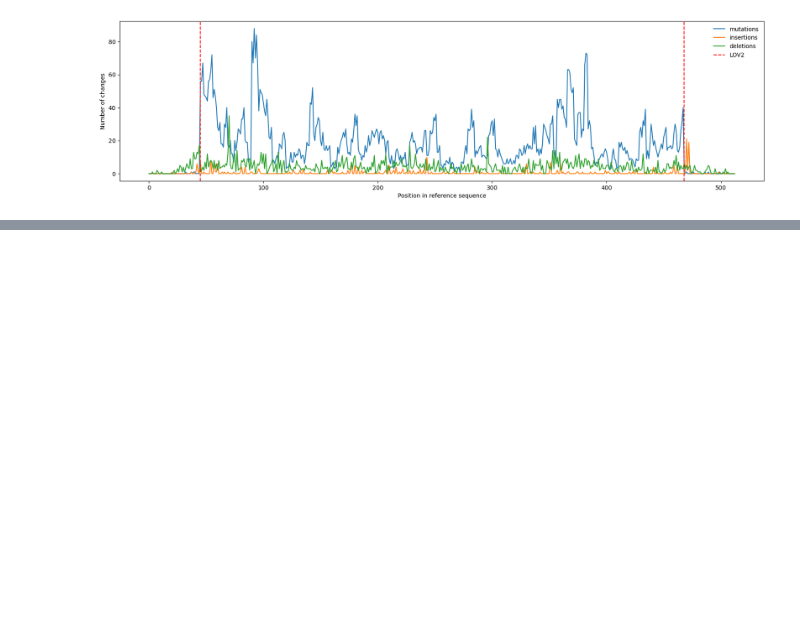
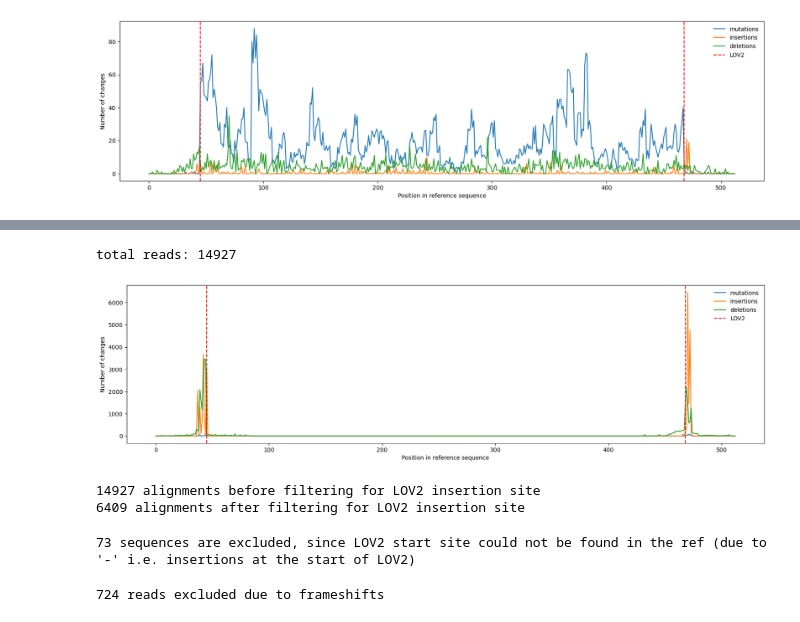
Before and after one commit to AliceHovsepyan/pogo_pance_draft, a Jupyter notebook: RL_characterization.ipynb, the cells around one changed output, grey strips where cells are left out. Drawn from its saved outputs; the diff is of its cells as text; code cells hidden in the pictures; blank space fills up the shorter version.

```diff
--- a/RL_characterization.ipynb
+++ b/RL_characterization.ipynb
@@ -430,0 +583,73 @@ plt.show()
+# %%
+RL_encoded_mutations = [0]*len(ref_alignment_region) # list to store the number of changes at each position
+RL_encoded_insertions = [0]*len(ref_alignment_region) # list to store the number of indels at each position
+RL_encoded_deletions = [0]*len(ref_alignment_region) # list to store the number of indels at each position
+
+print("total reads:", len(all_blast_alignments))
+for alignment in all_blast_alignments:
+    qseq = alignment["hsps"][0]["qseq"].upper()
+    hseq = alignment["hsps"][0]["hseq"].upper()
+    seq_id = alignment["description"][0]["title"]
+    midline = alignment["hsps"][0]["midline"]
+
+    query_from  = alignment["hsps"][0]["query_from"] -1 # -1 to correct for 0-based indexing in python
+    query_to = alignment["hsps"][0]["query_to"]
+
+    # if query_to - query_from < 85 or query_to - query_from > 95:
+    #     continue
+
+    if "-" in qseq or "-" in hseq:
+        # Track how much insertions have shifted the sequence
+        shift = 0
+
+        for i, nt in enumerate(qseq):
+            pos = query_from + i - shift  # Adjust position for past insertions
+            if hseq[i] == "-":
+
+                RL_encoded_deletions[pos] += 1 ## here, no shift + 1 needed since deletions in the **read** do not infere with the indexing when mappping to the **reference** (no shift of the ref position)
+            if nt == "-":
+                RL_encoded_insertions[pos] += 1  # Mark insertion at the previous reference position
+                shift += 1  # Increase shift due to insertion
+
+    else:
+        hotencoding = [0 if midline[i] == "|" else 1 for i in range(len(midline))]
+        for pos, val in enumerate(hotencoding):
+            RL_encoded_mutations[query_from + pos] += val
+# %% [output]
+total reads: 14927
+# %%
+fig, ax = plt.subplots(figsize=(20, 5))
+plt.plot(RL_encoded_mutations, label="mutations")
+plt.plot(RL_encoded_insertions, label = "insertions")
+plt.plot(RL_encoded_deletions, label = "deletions")
+plt.axvline(LOV2_start_idx, color="red", linestyle="--", label="LOV2")
+plt.axvline(LOV2_end_idx, color="red", linestyle="--",)
+plt.legend(frameon=False)
+plt.xlabel("Position in reference sequence")
+plt.ylabel("Number of changes")
+plt.savefig(f"{FigFolder}/{Bc}_RL_encoded_changes.pdf")
+plt.show()
+# %% [output]
+[figure, added]
+# %%
+### filter blast alignments for regions that include LOV2 start site (include 10 nucleotides before and after the LOV2 start site)
+print(len(all_blast_alignments), "alignments before filtering for LOV2 insertion site")
+read_dir = "R2"
+#strand = blast_alignments[0]["hsps"][0]["hit_strand"] # "Minus" or "Plus"
+filter_for_region = LOV2_start_idx if read_dir=="R1" else LOV2_end_idx
+
+blast_alignments = [alignment for alignment in all_blast_alignments if alignment["hsps"][0]["query_from"] <= filter_for_region-10 and alignment["hsps"][0]["query_to"] >= filter_for_region-10]
+print(len(blast_alignments), "alignments after filtering for LOV2 insertion site")
+# %% [output]
+14927 alignments before filtering for LOV2 insertion site
+6409 alignments after filtering for LOV2 insertion site
+# %%
+cut_site_seq = LOV_startseq if read_dir=="R1" else LOV_endseq
+
+linker_alignments, LOV2_alignments = divide_alignments(blast_alignments, cut_site_seq, read_dir=read_dir)
+# %% [output]
+73 sequences are excluded, since LOV2 start site could not be found in the ref (due to '-' i.e. insertions at the start of LOV2)
+# %%
+linkers = get_linker_variants_from_blast_alignment(linker_alignments,wt_linker = "SG" if read_dir=="R1" else "GS",read_dir=read_dir)
+# %% [output]
+724 reads excluded due to frameshifts
```
Also changed, not shown: parts of 19 cells of this notebook, 6 other files.
